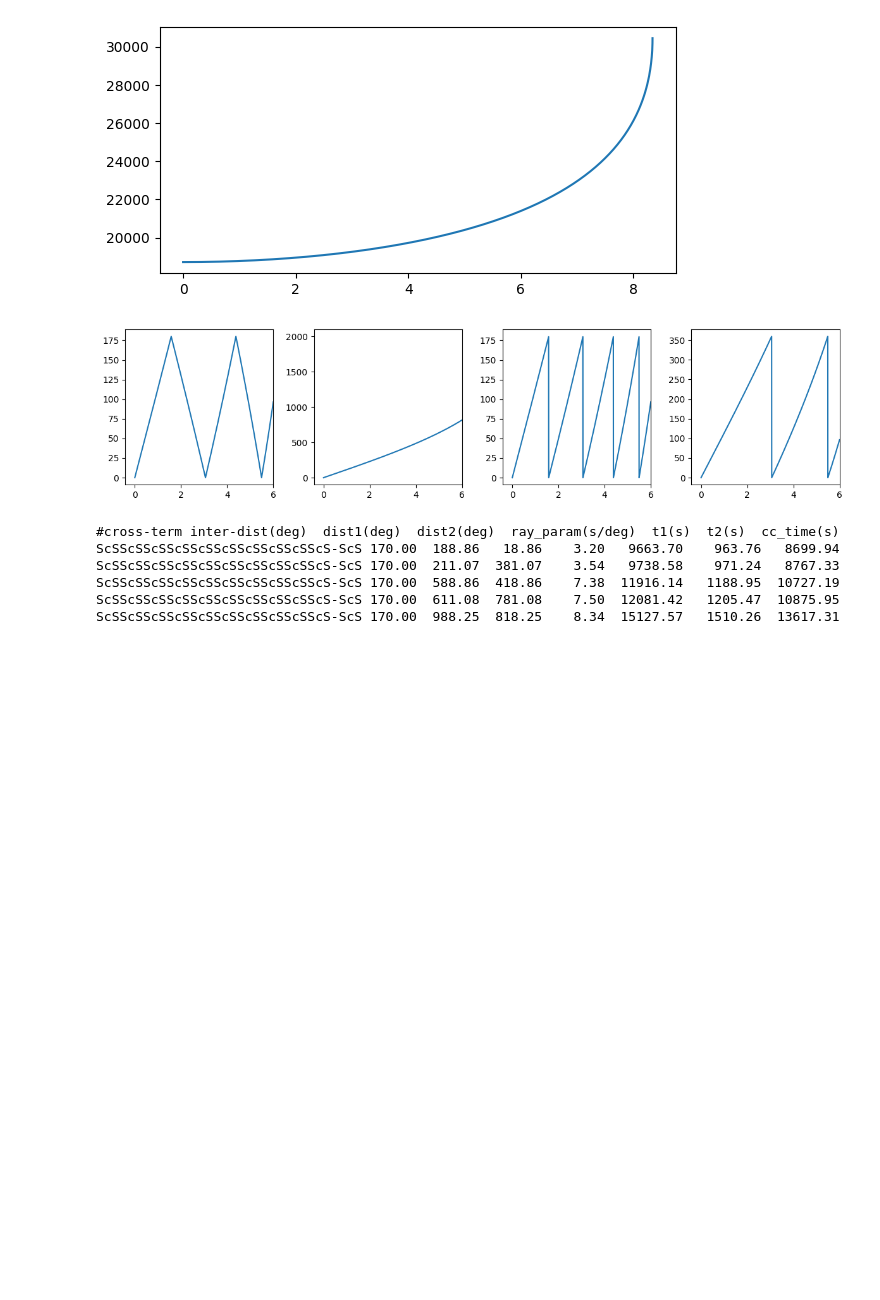
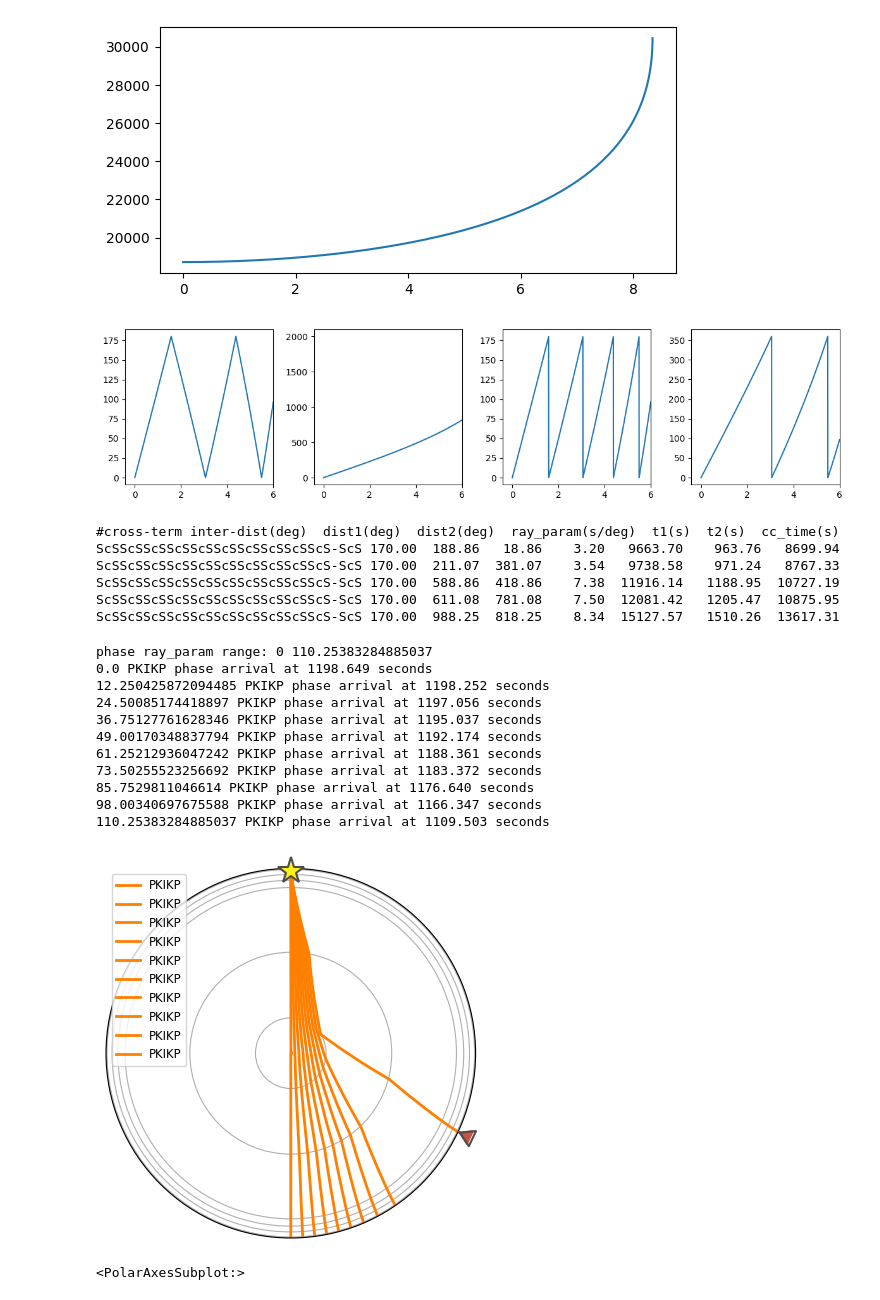
Before and after one commit to sheng09/sacpy, a Jupyter notebook: run.ipynb, the cells around one changed output. Cells and saved outputs as stored; diff of their text form; code cells hidden in the pictures; blank space fills up the shorter version.

```diff
--- a/run.ipynb
+++ b/run.ipynb
@@ -235,3 +235,52 @@ ScSScSScSScSScSScSScSScSScSScS-ScS 170.00  211.07  381.07    3.54   9738.58    9
 ScSScSScSScSScSScSScSScSScSScS-ScS 170.00  588.86  418.86    7.38  11916.14   1188.95  10727.19
 ScSScSScSScSScSScSScSScSScSScS-ScS 170.00  611.08  781.08    7.50  12081.42   1205.47  10875.95
 ScSScSScSScSScSScSScSScSScSScS-ScS 170.00  988.25  818.25    8.34  15127.57   1510.26  13617.31
+# %%
+#!/usr/bin/env python3
+
+import matplotlib.pyplot as plt
+import numpy as np
+import matplotlib as mpl
+mpl.rcParams['figure.dpi'] = 100
+import obspy.taup as taup
+from obspy.taup.seismic_phase import SeismicPhase
+from obspy.taup.tau import Arrivals
+
+
+evdp_km = 100
+rcvdp_km = 0.1
+phase = 'PKIKP'
+# 1. correct for evdp and rcvdp
+tau_model = mod.model
+tau_model_depth_corrected = tau_model.depth_correct(evdp_km)
+tau_model_depth_corrected.split_branch(rcvdp_km)
+
+# 2. create a seismic phase
+phase = SeismicPhase(phase, tau_model_depth_corrected, rcvdp_km)
+print('phase ray_param range:', phase.min_ray_param, phase.max_ray_param)
+
+arrs = list()
+for ray_param in np.linspace(phase.min_ray_param, phase.max_ray_param, 100):
+    arr = phase.shoot_ray(0.0, ray_param)
+    print(ray_param, arr)
+    #print(np.rad2deg(arr.purist_dist), arr.ray_param)
+    arr.distance = np.rad2deg(arr.purist_dist)
+    #print(arr.path)
+    phase.calc_path_from_arrival(arr)
+    arrs.append(arr)
+arrs = Arrivals(arrs, tau_model_depth_corrected)
+arrs.plot()
+# %% [output]
+phase ray_param range: 0 110.25383284885037
+0.0 PKIKP phase arrival at 1198.649 seconds
+12.250425872094485 PKIKP phase arrival at 1198.252 seconds
+24.50085174418897 PKIKP phase arrival at 1197.056 seconds
+36.75127761628346 PKIKP phase arrival at 1195.037 seconds
+49.00170348837794 PKIKP phase arrival at 1192.174 seconds
+61.25212936047242 PKIKP phase arrival at 1188.361 seconds
+73.50255523256692 PKIKP phase arrival at 1183.372 seconds
+85.7529811046614 PKIKP phase arrival at 1176.640 seconds
+98.00340697675588 PKIKP phase arrival at 1166.347 seconds
+110.25383284885037 PKIKP phase arrival at 1109.503 seconds
+[figure, added]
+<PolarAxesSubplot:>
```
Also changed, not shown: 1 other file.
